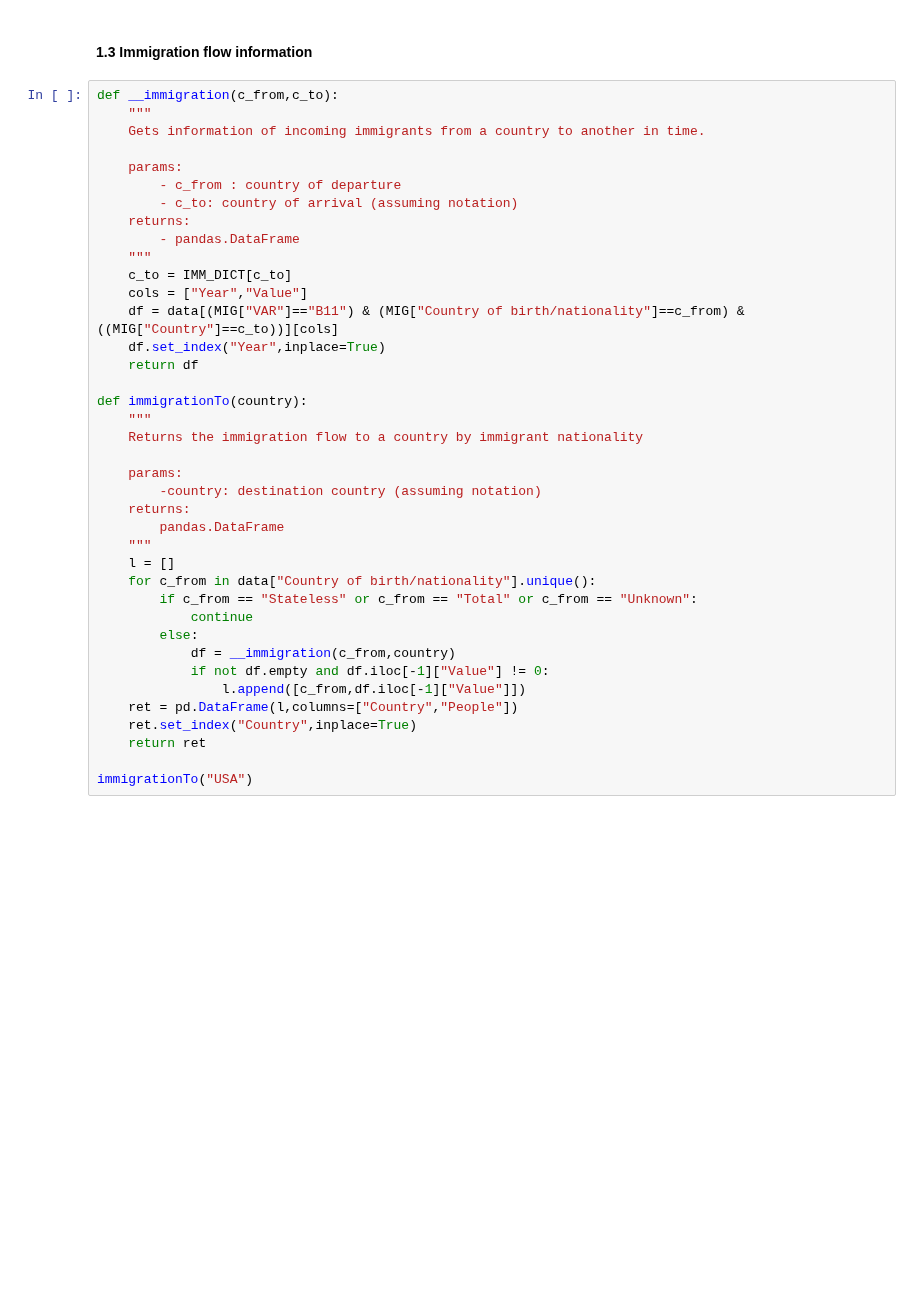
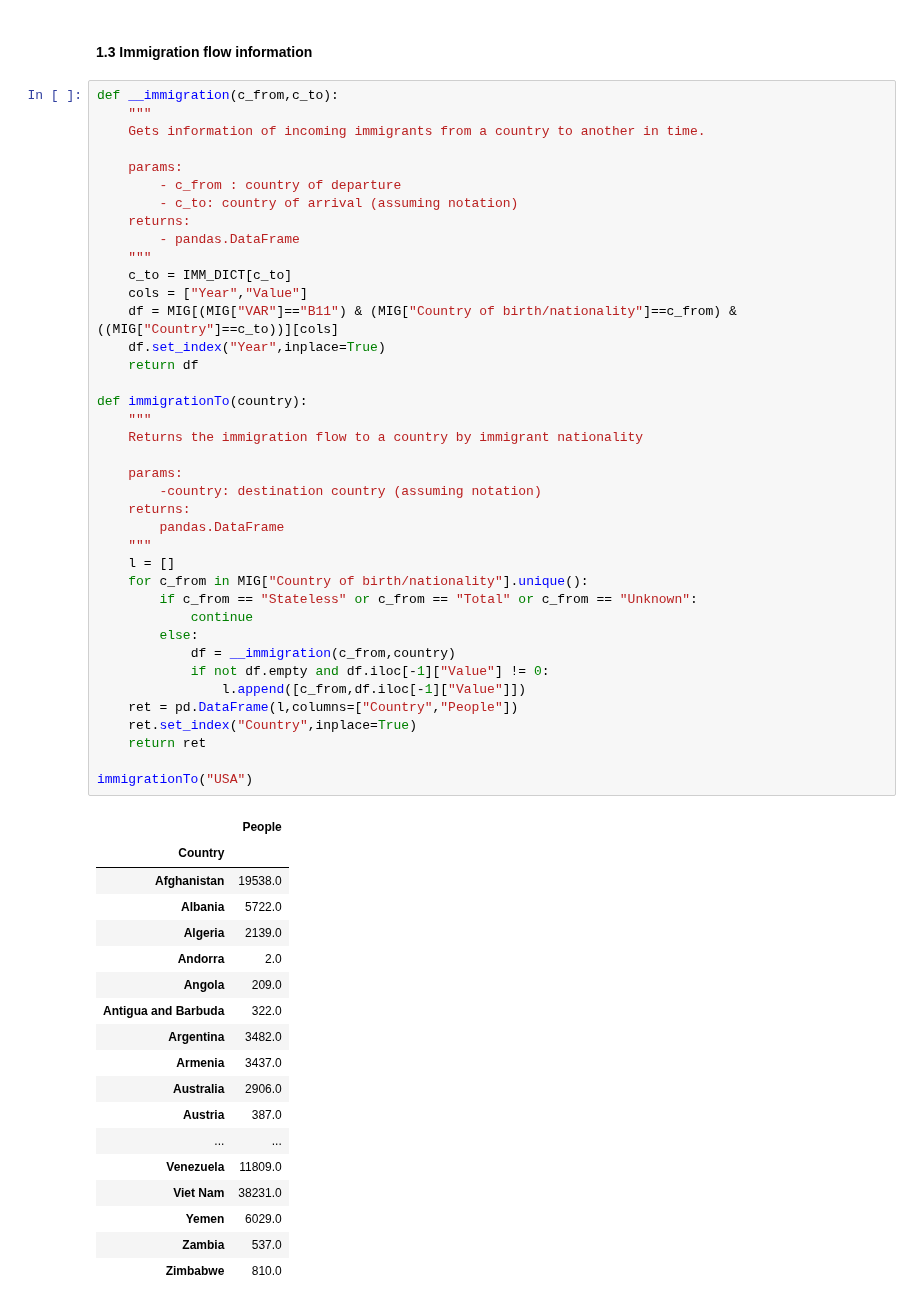
Before and after one commit to DanielGuzmanOlivares/COVID-19, a Jupyter notebook: COVID-19.ipynb, the cells around one changed output. Saved outputs shown, nothing was run; the diff lists cells and outputs as text; blank space fills up the shorter version.

```diff
--- a/COVID-19.ipynb
+++ b/COVID-19.ipynb
@@ -282,32 +284,51 @@ def __immigration(c_from,c_to):
         - c_to: country of arrival (assuming notation)
     returns:
         - pandas.DataFrame
     """
     c_to = IMM_DICT[c_to]
     cols = ["Year","Value"]
-    df = data[(MIG["VAR"]=="B11") & (MIG["Country of birth/nationality"]==c_from) &((MIG["Country"]==c_to))][cols]
+    df = MIG[(MIG["VAR"]=="B11") & (MIG["Country of birth/nationality"]==c_from) &((MIG["Country"]==c_to))][cols]
     df.set_index("Year",inplace=True)
     return df
 
 def immigrationTo(country):
     """
     Returns the immigration flow to a country by immigrant nationality
 
     params:
         -country: destination country (assuming notation)
     returns:
         pandas.DataFrame
     """
     l = []
-    for c_from in data["Country of birth/nationality"].unique():
+    for c_from in MIG["Country of birth/nationality"].unique():
         if c_from == "Stateless" or c_from == "Total" or c_from == "Unknown":
             continue
         else:
             df = __immigration(c_from,country)
             if not df.empty and df.iloc[-1]["Value"] != 0:
                 l.append([c_from,df.iloc[-1]["Value"]])
     ret = pd.DataFrame(l,columns=["Country","People"])
     ret.set_index("Country",inplace=True)
     return ret
 
 immigrationTo("USA")
+# %% [output]
+|  | People |
+| Country |  |
+| Afghanistan | 19538.0 |
+| Albania | 5722.0 |
+| Algeria | 2139.0 |
+| Andorra | 2.0 |
+| Angola | 209.0 |
+| Antigua and Barbuda | 322.0 |
+| Argentina | 3482.0 |
+| Armenia | 3437.0 |
+| Australia | 2906.0 |
+| Austria | 387.0 |
+| ... | ... |
+| Venezuela | 11809.0 |
+| Viet Nam | 38231.0 |
+| Yemen | 6029.0 |
+| Zambia | 537.0 |
+| Zimbabwe | 810.0 |
```
Also changed, not shown: parts of 6 cells of this notebook.
